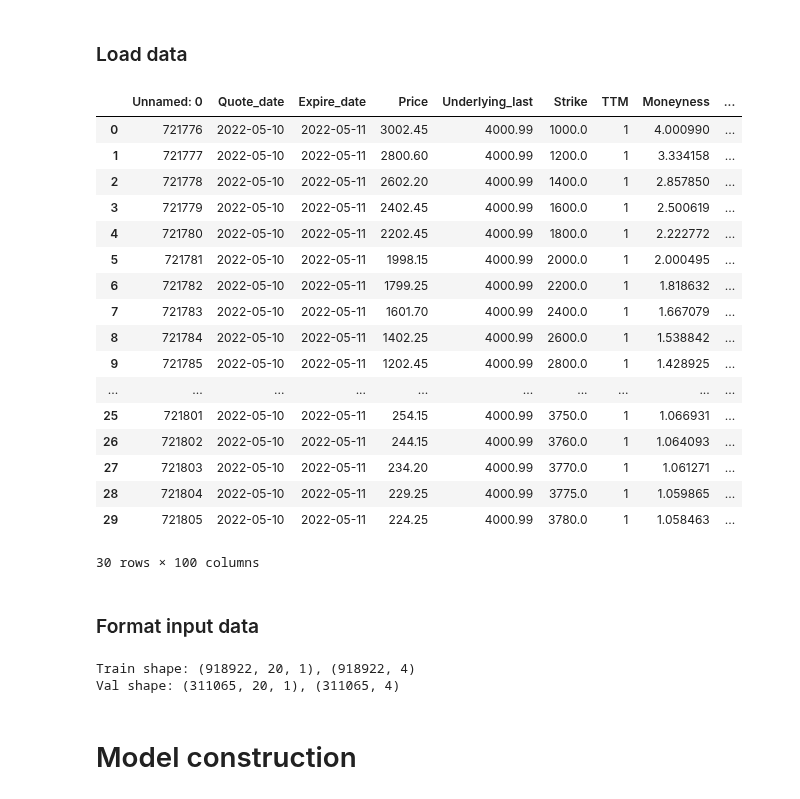
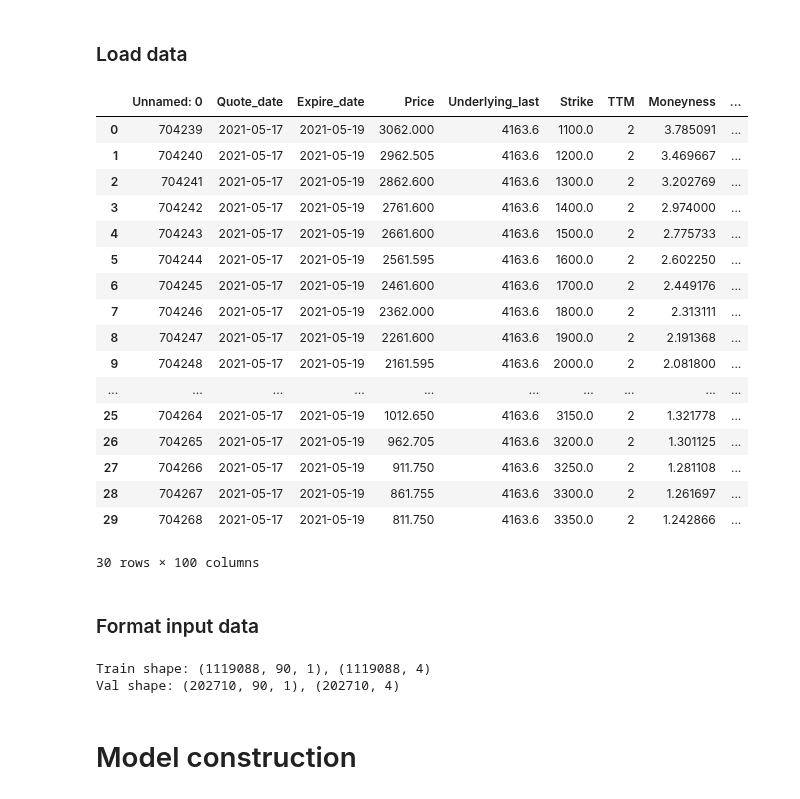
Before and after one commit to erlend-rygg/deep-learning-for-option-pricing, a Jupyter notebook: LSTM-MLP_notebooks/LSTM-MLP.ipynb, the cells around one changed output. Cells and saved outputs as stored; diff of their text form; code cells hidden in the pictures.

Commit message:
Integrate new data and fix dynamic time steps. Moneyness WIP

```diff
--- a/LSTM-MLP_notebooks/LSTM-MLP.ipynb
+++ b/LSTM-MLP_notebooks/LSTM-MLP.ipynb
@@ -33,43 +39,52 @@ True
 # %% [markdown]
 ### Load data
 # %%
-file = "../data/processed_data/2022.csv"
+file = "../data/processed_data/2021_2022.csv"
 df_read = pd.read_csv(file)
 display(df_read.head(30))
 # %% [output]
 |  | Unnamed: 0 | Quote_date | Expire_date | Price | Underlying_last | Strike | TTM | Moneyness | ... |
-| 0 | 721776 | 2022-05-10 | 2022-05-11 | 3002.45 | 4000.99 | 1000.0 | 1 | 4.000990 | ... |
-| 1 | 721777 | 2022-05-10 | 2022-05-11 | 2800.60 | 4000.99 | 1200.0 | 1 | 3.334158 | ... |
-| 2 | 721778 | 2022-05-10 | 2022-05-11 | 2602.20 | 4000.99 | 1400.0 | 1 | 2.857850 | ... |
-| 3 | 721779 | 2022-05-10 | 2022-05-11 | 2402.45 | 4000.99 | 1600.0 | 1 | 2.500619 | ... |
-| 4 | 721780 | 2022-05-10 | 2022-05-11 | 2202.45 | 4000.99 | 1800.0 | 1 | 2.222772 | ... |
-| 5 | 721781 | 2022-05-10 | 2022-05-11 | 1998.15 | 4000.99 | 2000.0 | 1 | 2.000495 | ... |
-| 6 | 721782 | 2022-05-10 | 2022-05-11 | 1799.25 | 4000.99 | 2200.0 | 1 | 1.818632 | ... |
-| 7 | 721783 | 2022-05-10 | 2022-05-11 | 1601.70 | 4000.99 | 2400.0 | 1 | 1.667079 | ... |
-| 8 | 721784 | 2022-05-10 | 2022-05-11 | 1402.25 | 4000.99 | 2600.0 | 1 | 1.538842 | ... |
-| 9 | 721785 | 2022-05-10 | 2022-05-11 | 1202.45 | 4000.99 | 2800.0 | 1 | 1.428925 | ... |
+| 0 | 704239 | 2021-05-17 | 2021-05-19 | 3062.000 | 4163.6 | 1100.0 | 2 | 3.785091 | ... |
+| 1 | 704240 | 2021-05-17 | 2021-05-19 | 2962.505 | 4163.6 | 1200.0 | 2 | 3.469667 | ... |
+| 2 | 704241 | 2021-05-17 | 2021-05-19 | 2862.600 | 4163.6 | 1300.0 | 2 | 3.202769 | ... |
+| 3 | 704242 | 2021-05-17 | 2021-05-19 | 2761.600 | 4163.6 | 1400.0 | 2 | 2.974000 | ... |
+| 4 | 704243 | 2021-05-17 | 2021-05-19 | 2661.600 | 4163.6 | 1500.0 | 2 | 2.775733 | ... |
+| 5 | 704244 | 2021-05-17 | 2021-05-19 | 2561.595 | 4163.6 | 1600.0 | 2 | 2.602250 | ... |
+| 6 | 704245 | 2021-05-17 | 2021-05-19 | 2461.600 | 4163.6 | 1700.0 | 2 | 2.449176 | ... |
+| 7 | 704246 | 2021-05-17 | 2021-05-19 | 2362.000 | 4163.6 | 1800.0 | 2 | 2.313111 | ... |
+| 8 | 704247 | 2021-05-17 | 2021-05-19 | 2261.600 | 4163.6 | 1900.0 | 2 | 2.191368 | ... |
+| 9 | 704248 | 2021-05-17 | 2021-05-19 | 2161.595 | 4163.6 | 2000.0 | 2 | 2.081800 | ... |
 | ... | ... | ... | ... | ... | ... | ... | ... | ... | ... |
-| 25 | 721801 | 2022-05-10 | 2022-05-11 | 254.15 | 4000.99 | 3750.0 | 1 | 1.066931 | ... |
-| 26 | 721802 | 2022-05-10 | 2022-05-11 | 244.15 | 4000.99 | 3760.0 | 1 | 1.064093 | ... |
-| 27 | 721803 | 2022-05-10 | 2022-05-11 | 234.20 | 4000.99 | 3770.0 | 1 | 1.061271 | ... |
-| 28 | 721804 | 2022-05-10 | 2022-05-11 | 229.25 | 4000.99 | 3775.0 | 1 | 1.059865 | ... |
-| 29 | 721805 | 2022-05-10 | 2022-05-11 | 224.25 | 4000.99 | 3780.0 | 1 | 1.058463 | ... |
+| 25 | 704264 | 2021-05-17 | 2021-05-19 | 1012.650 | 4163.6 | 3150.0 | 2 | 1.321778 | ... |
+| 26 | 704265 | 2021-05-17 | 2021-05-19 | 962.705 | 4163.6 | 3200.0 | 2 | 1.301125 | ... |
+| 27 | 704266 | 2021-05-17 | 2021-05-19 | 911.750 | 4163.6 | 3250.0 | 2 | 1.281108 | ... |
+| 28 | 704267 | 2021-05-17 | 2021-05-19 | 861.755 | 4163.6 | 3300.0 | 2 | 1.261697 | ... |
+| 29 | 704268 | 2021-05-17 | 2021-05-19 | 811.750 | 4163.6 | 3350.0 | 2 | 1.242866 | ... |
 30 rows × 100 columns
 # %% [markdown]
 ### Format input data
 # %%
 df = df_read
 
-# Formating settings
-val_start = "2022-11-01"
-num_features = 4
-time_steps = 20
-bs_vars = ['Underlying_last', 'Strike', 'TTM', 'R']
-underlying_lags = ['Underlying_last'] + [f'Underlying_{i}' for i in range (1, time_steps)]
+# Format settings
+max_timesteps = 90
+moneyness = False # Moneyness = True WIP
+bs_vars = ['Moneyness', 'TTM', 'R'] if moneyness else ['Underlying_last', 'Strike', 'TTM', 'R']
+underlying_lags = ['Underlying_last'] + [f'Underlying_{i}' for i in range (1, max_timesteps)]
+
+# Create train, validation and test set split points
+train_start = datetime(2021,1,1)
+val_start = train_start + relativedelta(months=11)
+test_start = val_start + relativedelta(months=1)
+test_end = test_start + relativedelta(months=1)
+train_start = str(train_start.date())
+val_start = str(val_start.date())
+test_start = str(test_start.date())
+test_end = str(test_end.date())
 
 # Split train and validation data
-df_train = df[df['Quote_date'] < val_start]
-df_val = df[df['Quote_date'] >= val_start]
+df_train = df[(df['Quote_date'] >= train_start) & ( df['Quote_date'] < val_start)]
+df_val = df[(df['Quote_date'] >= val_start) & ( df['Quote_date'] < test_start)]
 
 # Extract target values
 train_y = df_train['Price'].to_numpy()
@@ -95,13 +110,13 @@ train_x = [train_x[0][shuffle], train_x[1][shuffle]]
 train_y = train_y[shuffle]
 
 # Reshape data to fit LSTM
-train_x = [train_x[0].reshape(len(train_x[0]),time_steps,1), train_x[1]]
-val_x = [val_x[0].reshape(len(val_x[0]), time_steps, 1), val_x[1]]
+train_x = [train_x[0].reshape(len(train_x[0]), max_timesteps,1), train_x[1]]
+val_x = [val_x[0].reshape(len(val_x[0]), max_timesteps, 1), val_x[1]]
 
 print(f'Train shape: {train_x[0].shape}, {train_x[1].shape}')
 print(f'Val shape: {val_x[0].shape}, {val_x[1].shape}')
 # %% [output]
-Train shape: (918922, 20, 1), (918922, 4)
-Val shape: (311065, 20, 1), (311065, 4)
+Train shape: (1119088, 90, 1), (1119088, 4)
+Val shape: (202710, 90, 1), (202710, 4)
 # %% [markdown]
 # Model construction
```
Also changed, not shown: parts of 5 cells of this notebook, 1 other file.
